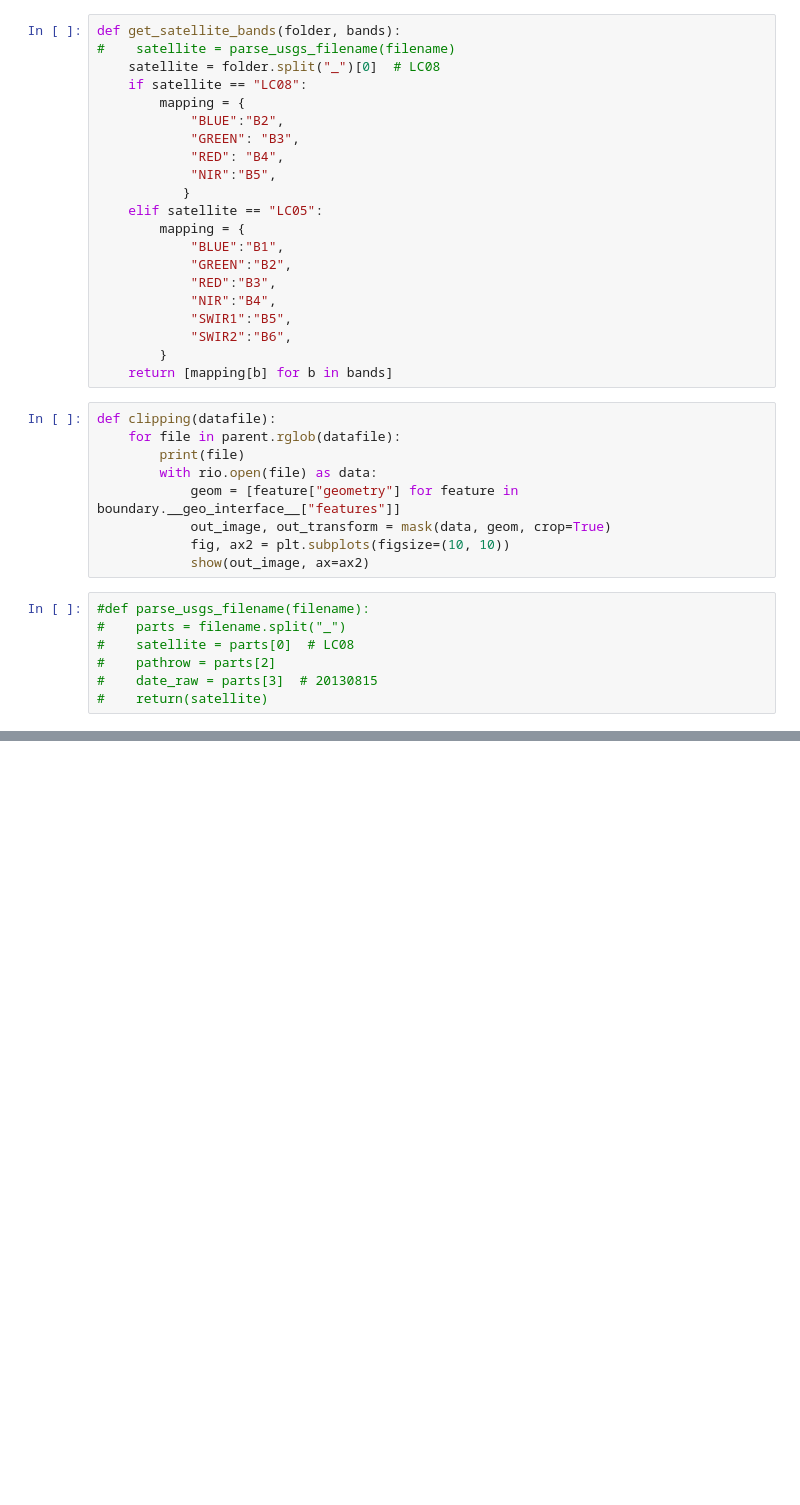
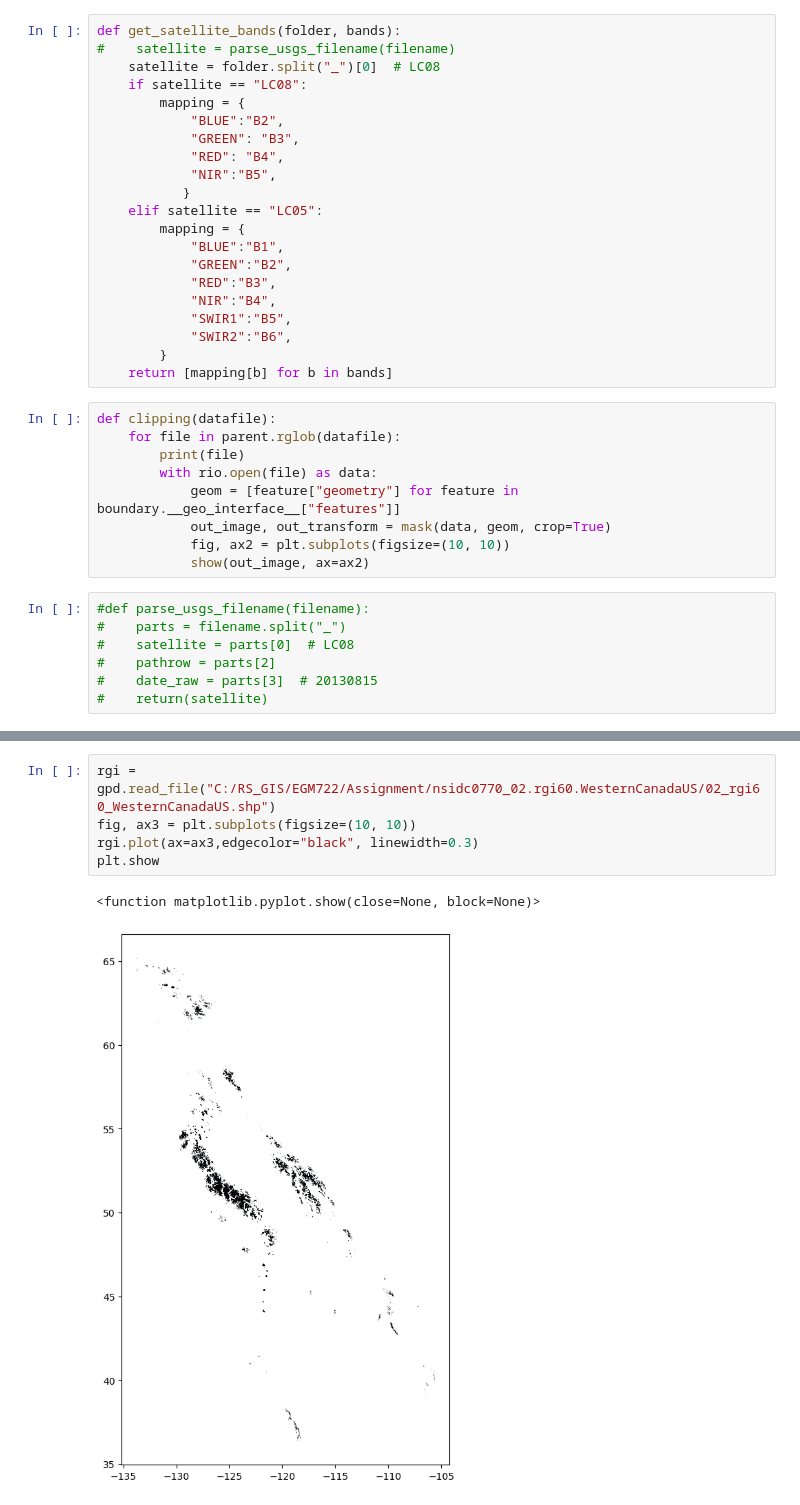
Before and after one commit to jjmcloughlin05/EGM722-Assessment, a Jupyter notebook: Assignment-II.ipynb, the cells around one changed output, grey strips where cells are left out. Cells and saved outputs as stored; diff of their text form; blank space fills up the shorter version.

```diff
--- a/Assignment-II.ipynb
+++ b/Assignment-II.ipynb
@@ -153,0 +89,8 @@ show(out_image, ax=ax2)
+# %%
+rgi = gpd.read_file("C:/RS_GIS/EGM722/Assignment/nsidc0770_02.rgi60.WesternCanadaUS/02_rgi60_WesternCanadaUS.shp")
+fig, ax3 = plt.subplots(figsize=(10, 10))
+rgi.plot(ax=ax3,edgecolor="black", linewidth=0.3)
+plt.show
+# %% [output]
+<function matplotlib.pyplot.show(close=None, block=None)>
+[figure, added]
```
Also changed, not shown: parts of 22 cells of this notebook, 23 other files.
